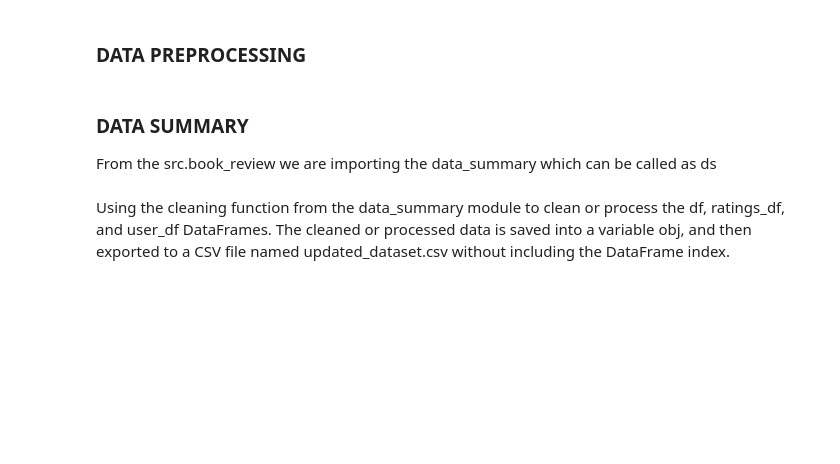
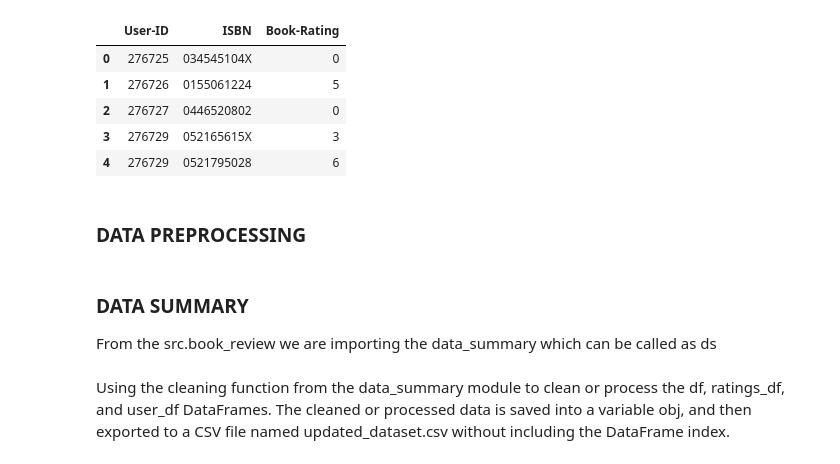
Before and after one commit to nikkirastogi/Exploring-the-World-of-Books, a Jupyter notebook: books_and_reviews.ipynb, the cells around one changed output. Cells and saved outputs as stored; diff of their text form; code cells hidden in the pictures; blank space fills up the shorter version.

```diff
--- a/books_and_reviews.ipynb
+++ b/books_and_reviews.ipynb
@@ -57,3 +35,19 @@ ratings_df = pd.read_csv("https://raw.githubusercontent.com/nikkirastogi/Explori
+# %%
+ratings_df = pd.read_csv("https://raw.githubusercontent.com/nikkirastogi/Exploring-the-World-of-Books/main/BX-Book-Ratings.csv",
+            delimiter=";",
+            encoding="latin1",
+            on_bad_lines = 'skip',
+            dtype={"Book-Rating": object},
+            )
+
+ratings_df.head()
+# %% [output]
+|  | User-ID | ISBN | Book-Rating |
+| 0 | 276725 | 034545104X | 0 |
+| 1 | 276726 | 0155061224 | 5 |
+| 2 | 276727 | 0446520802 | 0 |
+| 3 | 276729 | 052165615X | 3 |
+| 4 | 276729 | 0521795028 | 6 |
 # %% [markdown]
 ### DATA PREPROCESSING
 # %%
```
Also changed, not shown: parts of 14 cells of this notebook.
